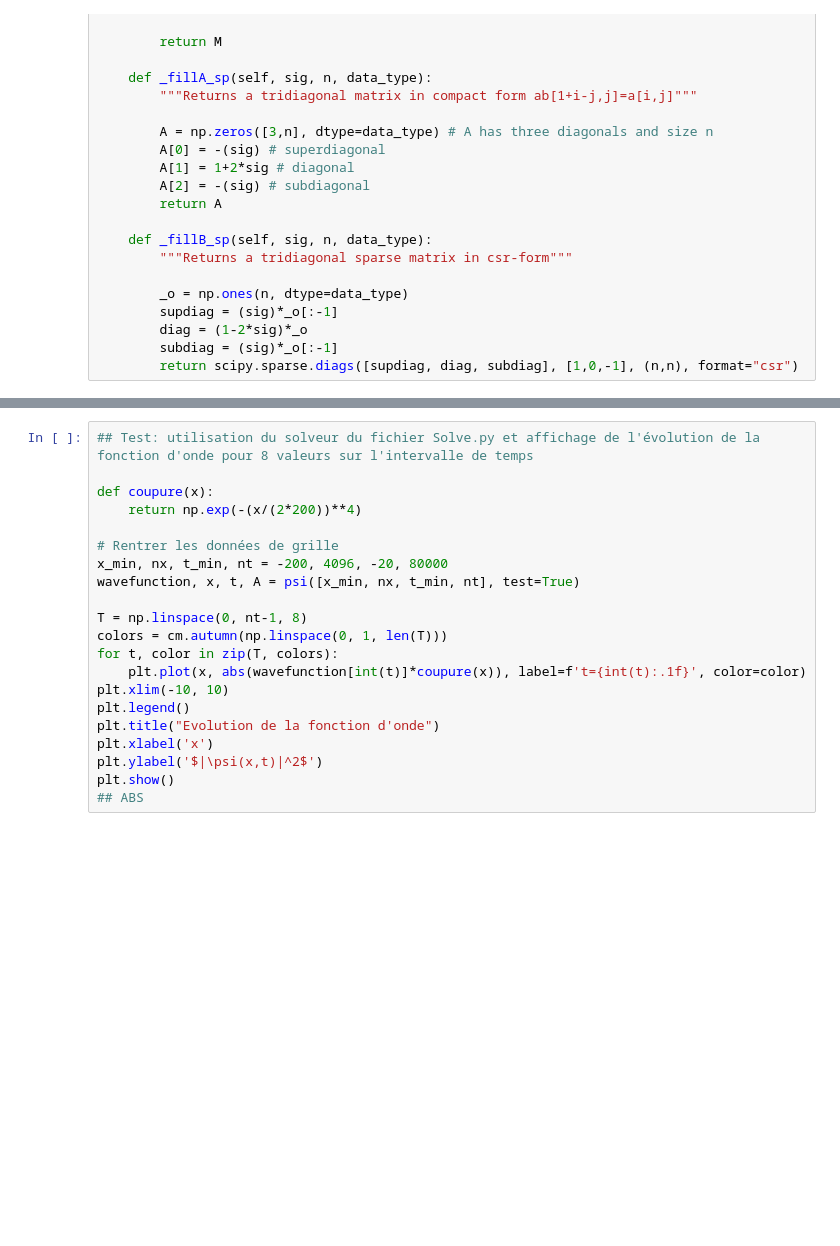
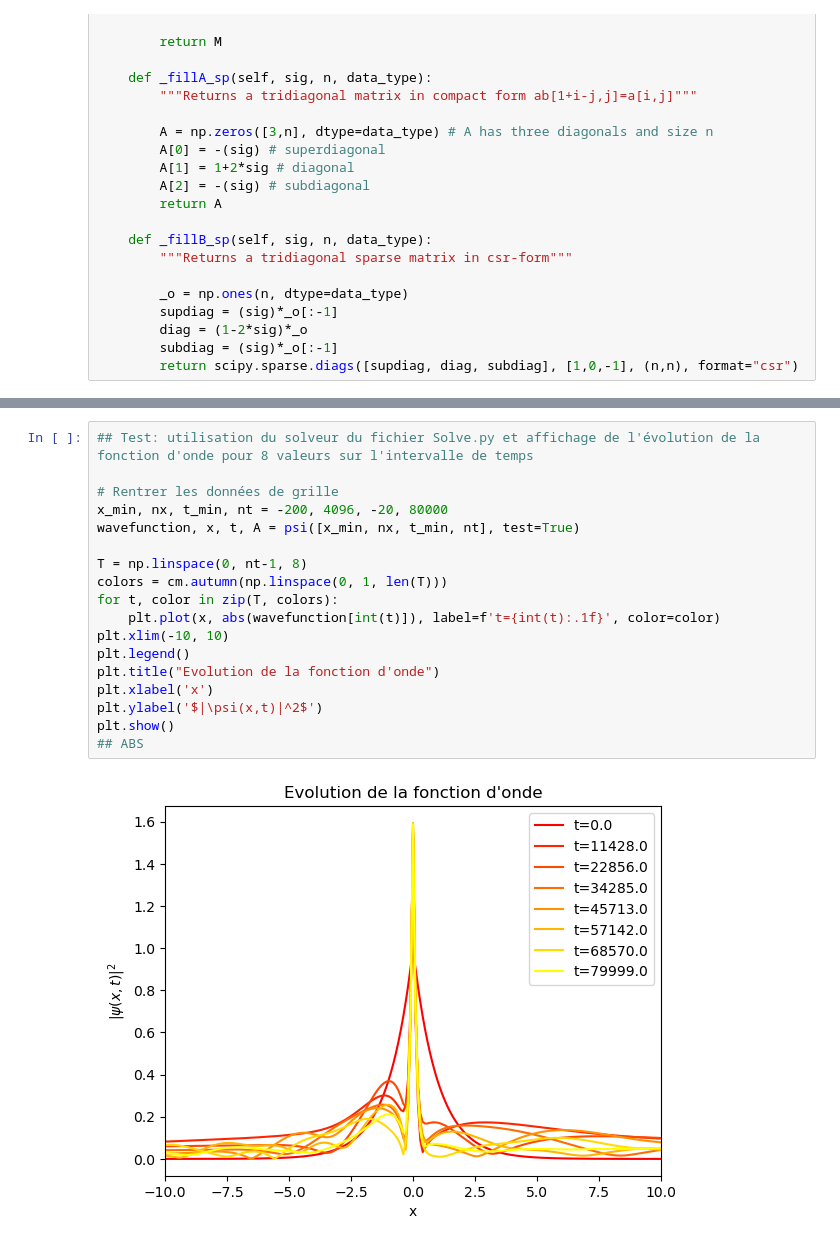
Before and after one commit to Volalex2000/HHG, a Jupyter notebook: Implémentation du schéma de Crank-Nicolson.ipynb, the cells around one changed output, grey strips where cells are left out. Drawn from its saved outputs; the diff is of its cells as text; blank space fills up the shorter version.

```diff
--- a/Implémentation du schéma de Crank-Nicolson.ipynb
+++ b/Implémentation du schéma de Crank-Nicolson.ipynb
@@ -257,21 +284,20 @@ plt.show()
 # %%
 ## Test: utilisation du solveur du fichier Solve.py et affichage de l'évolution de la fonction d'onde pour 8 valeurs sur l'intervalle de temps
-
-def coupure(x):
-    return np.exp(-(x/(2*200))**4)
 
 # Rentrer les données de grille
 x_min, nx, t_min, nt = -200, 4096, -20, 80000
 wavefunction, x, t, A = psi([x_min, nx, t_min, nt], test=True)
 
 T = np.linspace(0, nt-1, 8)
 colors = cm.autumn(np.linspace(0, 1, len(T)))
 for t, color in zip(T, colors):
-    plt.plot(x, abs(wavefunction[int(t)]*coupure(x)), label=f't={int(t):.1f}', color=color)
+    plt.plot(x, abs(wavefunction[int(t)]), label=f't={int(t):.1f}', color=color)
 plt.xlim(-10, 10)
 plt.legend()
 plt.title("Evolution de la fonction d'onde")
 plt.xlabel('x')
 plt.ylabel('$|\psi(x,t)|^2$')
 plt.show()
 ## ABS
+# %% [output]
+[figure, added]
```
Also changed, not shown: parts of 2 cells of this notebook, 2 other files.
